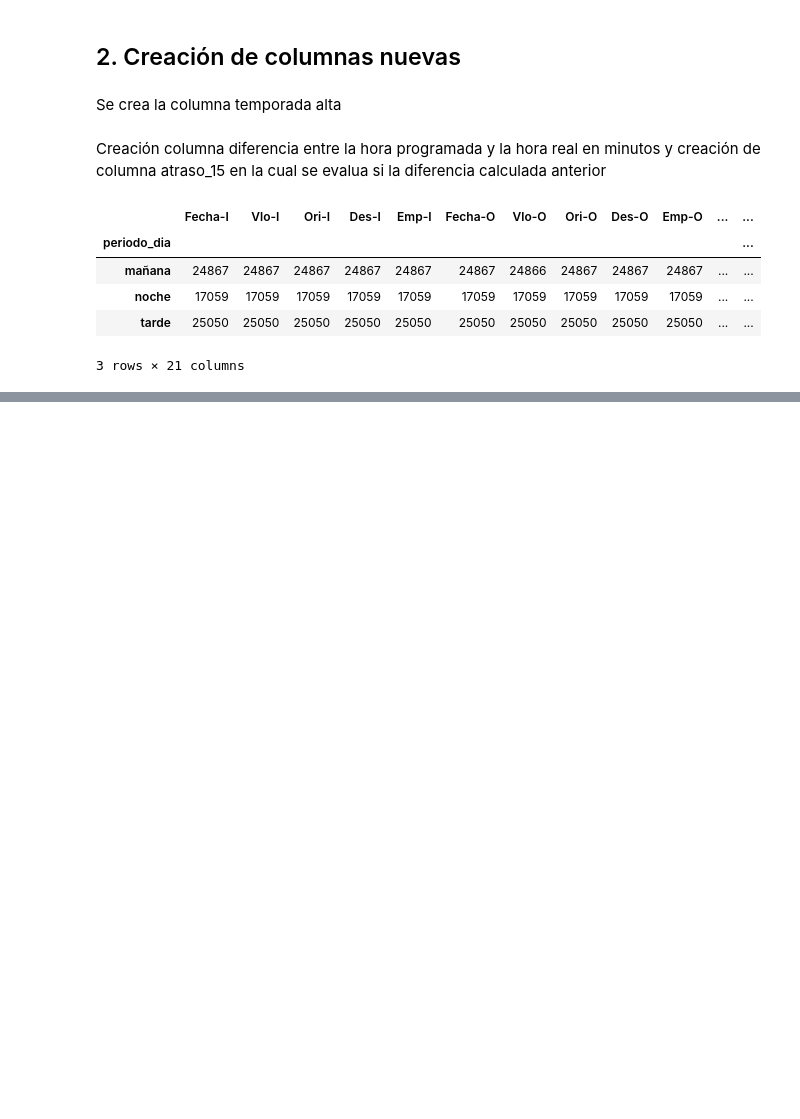
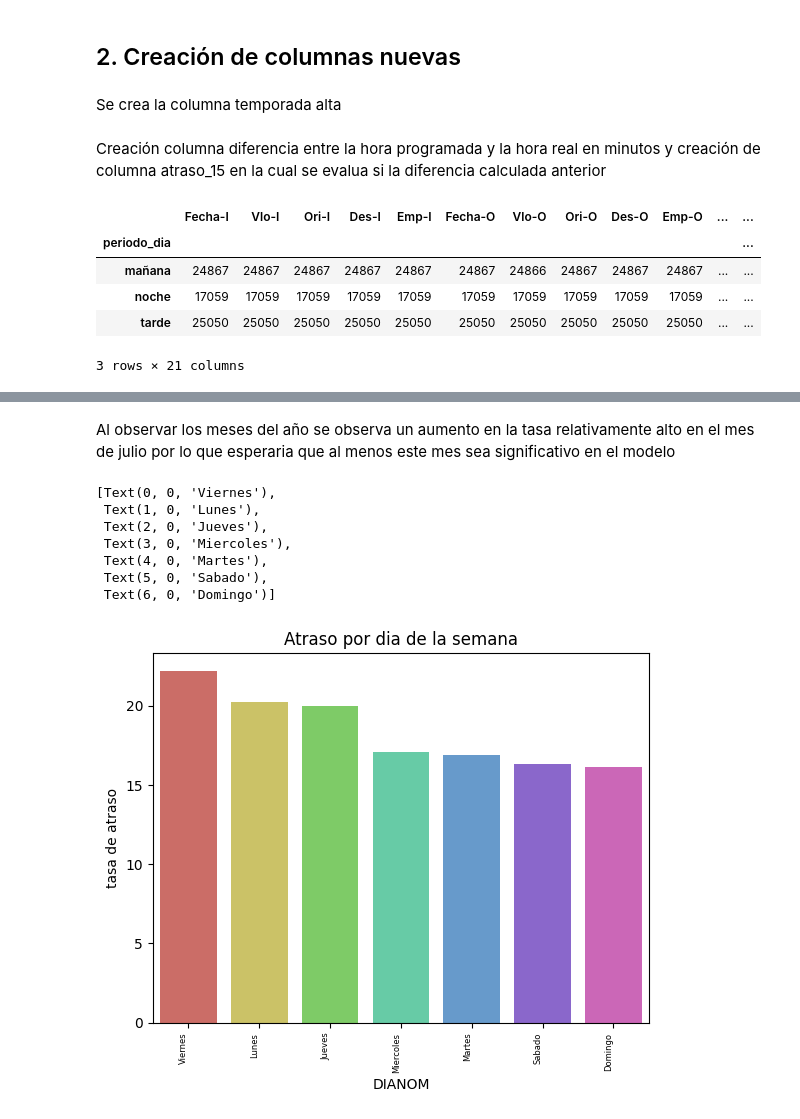
Before and after one commit to flopidopi23/Challege_Latam_data_science, a Jupyter notebook: Prueba_DS_LATAM.ipynb, the cells around one changed output, grey strips where cells are left out. Saved outputs shown, nothing was run; the diff lists cells and outputs as text; code cells hidden in the pictures; blank space fills up the shorter version.

```diff
--- a/Prueba_DS_LATAM.ipynb
+++ b/Prueba_DS_LATAM.ipynb
@@ -195,0 +300,16 @@ syntetic_data.to_csv('syntetic_features.csv')
+# %% [markdown]
+Al observar los meses del año se observa un aumento en la tasa relativamente alto en el mes de julio por lo que esperaria que al menos este mes sea significativo en el modelo
+# %%
+aux = tasa_atraso(data,'DIANOM').sort_values('tasa', ascending=False)
+graph= sn.barplot(x = 'DIANOM',y = 'tasa',data=aux,palette='hls')
+graph.set(title='Atraso por dia de la semana',ylabel ='tasa de atraso')
+graph.set_xticklabels(graph.get_xticklabels(), rotation=90, horizontalalignment='right', fontsize=6)
+# %% [output]
+[Text(0, 0, 'Viernes'),
+ Text(1, 0, 'Lunes'),
+ Text(2, 0, 'Jueves'),
+ Text(3, 0, 'Miercoles'),
+ Text(4, 0, 'Martes'),
+ Text(5, 0, 'Sabado'),
+ Text(6, 0, 'Domingo')]
+[figure, added]
```
Also changed, not shown: parts of 18 cells of this notebook, 1 other file.
